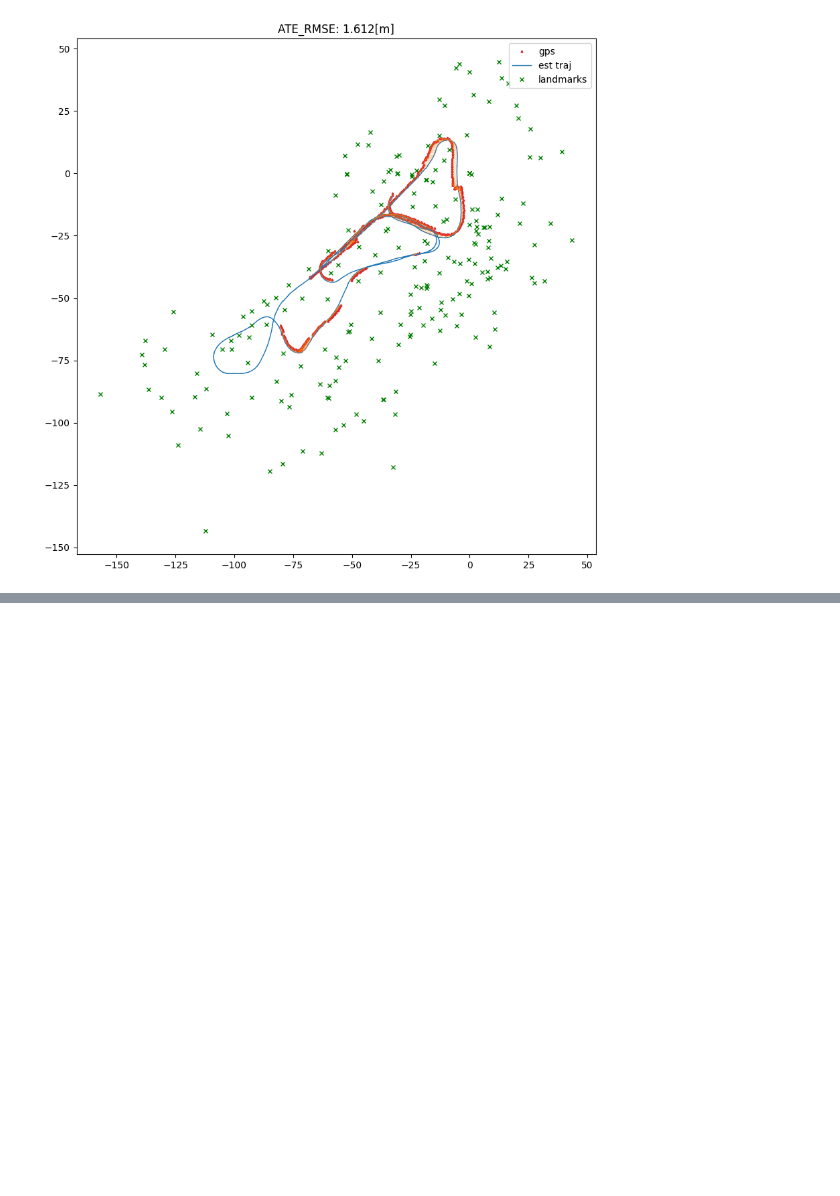
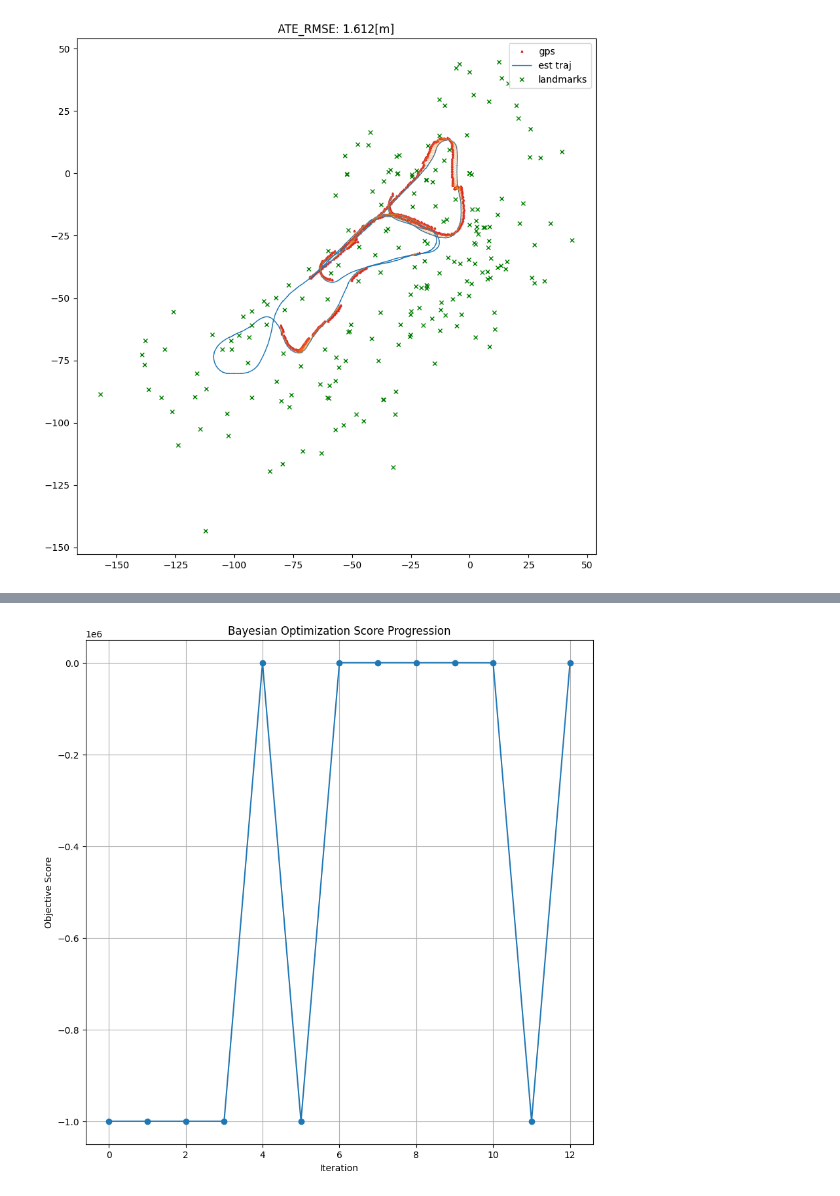
Before and after one commit to 0123gabriel/SLAM-VictoriaPark, a Jupyter notebook: SLAM_final_project.ipynb, the cells around one changed output, grey strips where cells are left out. Saved outputs shown, nothing was run; the diff lists cells and outputs as text; code cells hidden in the pictures; blank space fills up the shorter version.

Commit message:
docs: :sparkles: Results for a static EKF SLAM and images of results

```diff
--- a/SLAM_final_project.ipynb
+++ b/SLAM_final_project.ipynb
@@ -196,7 +196,7 @@ def cal_ate_rmse(state_history, gps_history):
 # parameters
 robot_dim = 3
 landmark_dim = 2
-num_of_total_landmarks = 220 # assumed to be known
+num_of_total_landmarks = 200 # assumed to be known
 
 vehicle_params = {
         "a": 3.78,
@@ -498,0 +745,11 @@ num_trees 207
+# %%
+scores = [entry["target"] for entry in optimizer.res]
+
+plt.plot(scores, marker='o')
+plt.title("Bayesian Optimization Score Progression")
+plt.xlabel("Iteration")
+plt.ylabel("Objective Score")
+plt.grid(True)
+plt.show()
+# %% [output]
+[figure, added]
```
Also changed, not shown: parts of 3 cells of this notebook, 40 other files.
